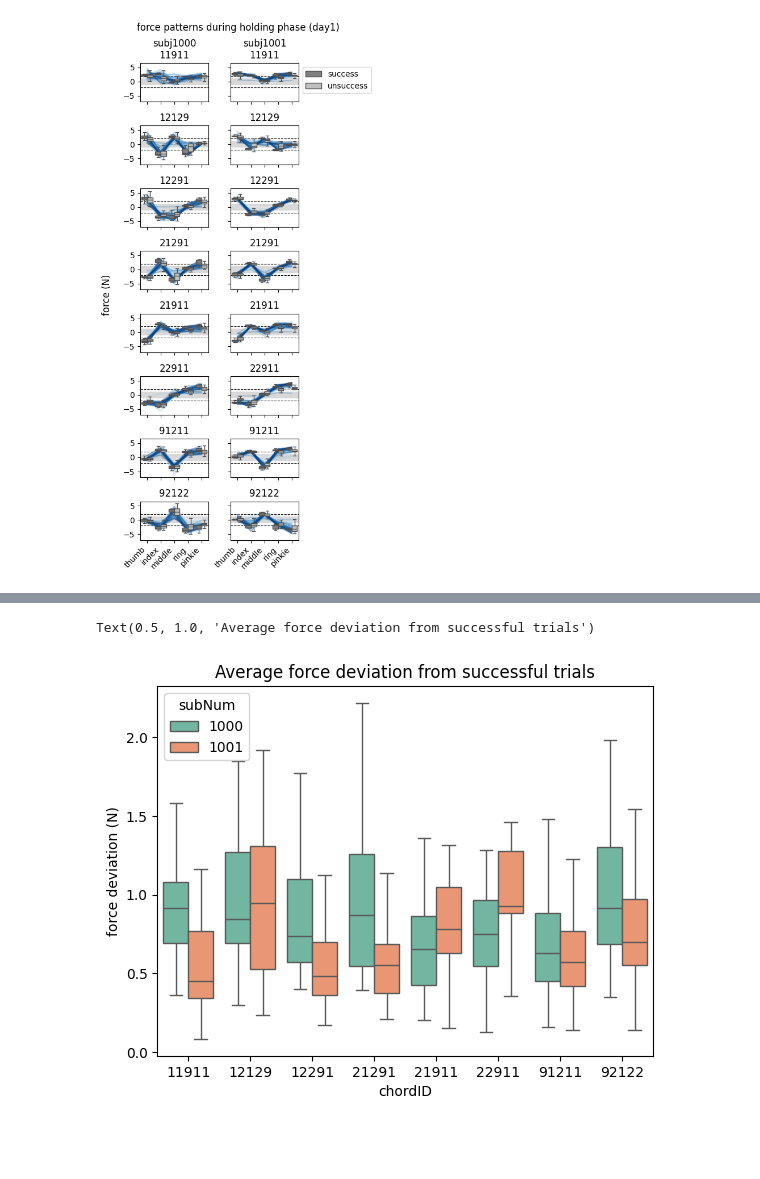
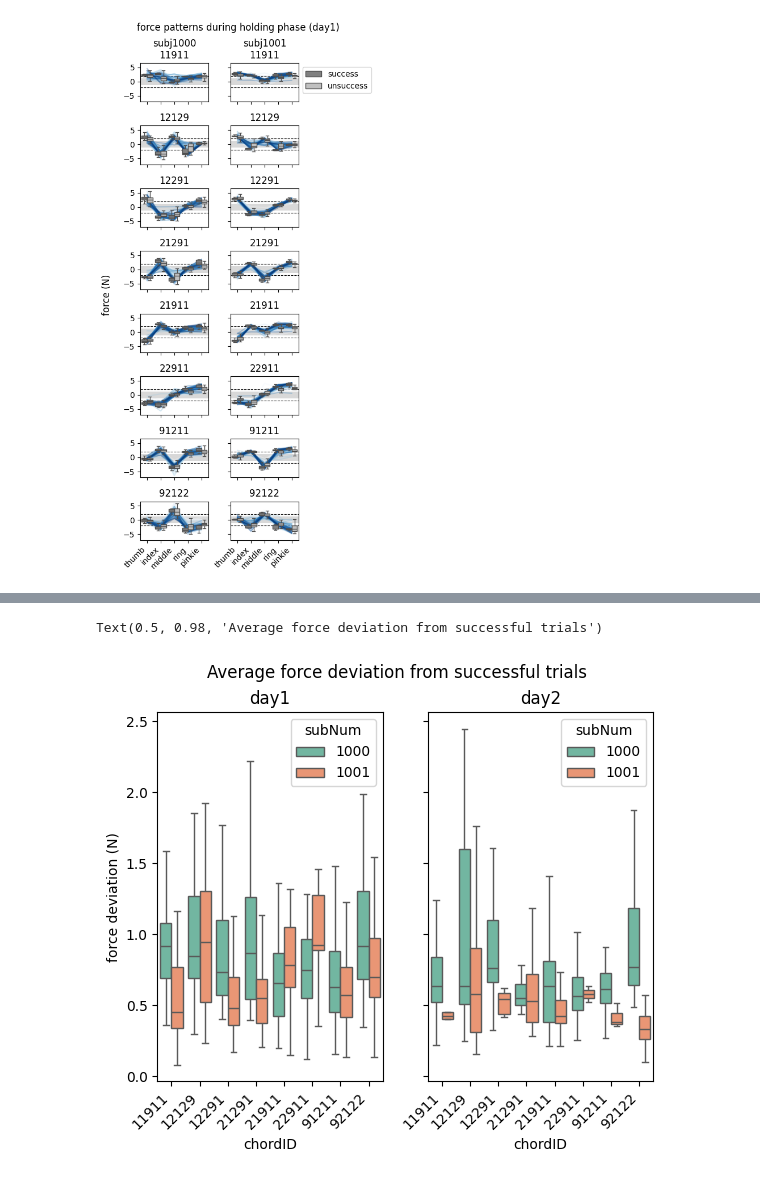
Before and after one commit to mnlmrc/extension-flexion-chords, a Jupyter notebook: efc4/notebooks/pilot.ipynb, the cells around one changed output, grey strips where cells are left out. Cells and saved outputs as stored; diff of their text form; code cells hidden in the pictures; blank space fills up the shorter version.

```diff
--- a/efc4/notebooks/pilot.ipynb
+++ b/efc4/notebooks/pilot.ipynb
@@ -39,8 +67,7 @@ experiment = 'efc4'
 
 day = 1
 
-fig, axs = plt.subplots(nrows=len(dat.chordID.unique()), ncols=len(snS), sharex=True, sharey=True, figsize=(5, 10))
-
+fig, axs = plt.subplots(nrows=8, ncols=len(snS), sharex=True, sharey=True, figsize=(5, 10))
 for s, sn in enumerate(snS):
     dat = pd.read_csv(os.path.join(gl.baseDir, experiment, 'pilot', f'day{day}',f'subj{sn}', f'{experiment}_{sn}.dat'), sep='\t')
 
@@ -59,7 +86,5 @@ fig.supxlabel('block')
 fig.supylabel('% success')
 fig.suptitle(f'Success rate by chord (day{day})')
 fig.tight_layout()
-# axs.set_title('Success rate')
-# axs.set_ylabel('% success')
 # %% [output]
 [figure]
@@ -117,39 +220,43 @@ fig.tight_layout()
 # %%
 snS = [1000, 1001]
 experiment = 'efc4'
 
-day = 1
+fig, axs = plt.subplots(nrows=1, ncols=2, sharex=True, sharey=True,)
 
-fig, axs = plt.subplots(nrows=1, ncols=1, sharex=True, sharey=True,)
+for d, day in enumerate([1, 2]):
+    dev = pd.DataFrame()
+    for s, sn in enumerate(snS):
 
-dev = pd.DataFrame()
-for s, sn in enumerate(snS):
+        data = pd.read_csv(os.path.join(gl.baseDir, experiment, 'pilot', f'day{day}', f'subj{sn}', f'single_trial.tsv'), sep='\t')
 
-    data = pd.read_csv(os.path.join(gl.baseDir, experiment, 'pilot', f'day{day}', f'subj{sn}', f'single_trial.tsv'), sep='\t')
+        data['trialPoint'] = data['trialPoint'].map(gl.trialPoint_mapping)
 
-    data['trialPoint'] = data['trialPoint'].map(gl.trialPoint_mapping)
+        for ch, chordID in enumerate(data.chordID.astype(int).sort_values().unique()):
+            data_tmp = data[data['chordID'] == chordID]
+            data_tmp_melt = data_tmp.melt(id_vars=['chordID', 'trialPoint'],value_vars=['thumb', 'index', 'middle', 'ring', 'pinkie'], var_name='finger', value_name='force')
 
-    for ch, chordID in enumerate(data.chordID.astype(int).sort_values().unique()):
-        data_tmp = data[data['chordID'] == chordID]
-        data_tmp_melt = data_tmp.melt(id_vars=['chordID', 'trialPoint'],value_vars=['thumb', 'index', 'middle', 'ring', 'pinkie'], var_name='finger', value_name='force')
+            force_success = data_tmp[['thumb', 'index', 'middle', 'ring', 'pinkie']][data_tmp['trialPoint'] == 'success'].to_numpy().mean(axis=0)
+            force_unsuccess = data_tmp[ ['thumb', 'index', 'middle', 'ring', 'pinkie']][data_tmp['trialPoint'] == 'unsuccess'].to_numpy()
 
-        force_success = data_tmp[['thumb', 'index', 'middle', 'ring', 'pinkie']][data_tmp['trialPoint'] == 'success'].to_numpy().mean(axis=0)
-        force_unsuccess = data_tmp[ ['thumb', 'index', 'middle', 'ring', 'pinkie']][data_tmp['trialPoint'] == 'unsuccess'].to_numpy()
+            dev_tmp = pd.DataFrame((np.abs(force_unsuccess - force_success).mean(axis=1)), columns=['dev'])
+            dev_tmp['chordID'] = chordID
+            dev_tmp['subNum'] = sn
 
-        dev_tmp = pd.DataFrame((np.abs(force_unsuccess - force_success).mean(axis=1)), columns=['dev'])
-        dev_tmp['chordID'] = chordID
-        dev_tmp['subNum'] = sn
+            dev = pd.concat([dev, dev_tmp])
 
-        dev = pd.concat([dev, dev_tmp])
+    sns.boxplot(data=dev, ax=axs[d], x='chordID', y='dev', hue='subNum', showfliers=False, palette='Set2')
 
-sns.boxplot(data=dev, ax=axs, x='chordID', y='dev', hue='subNum', showfliers=False, palette='Set2')
+    axs[d].set_ylabel('force deviation (N)')
 
-axs.set_ylabel('force deviation (N)')
+    axs[d].set_title(f'day{day}')
 
-axs.set_title(f'Average force deviation from successful trials (day{day})')
+    axs[d].set_xticks(axs[s].get_xticks())
+    axs[d].set_xticklabels(axs[s].get_xticklabels(), rotation=45, ha='right')
+
+fig.suptitle('Average force deviation from successful trials')
 # %% [output]
-Text(0.5, 1.0, 'Average force deviation from successful trials')
+Text(0.5, 0.98, 'Average force deviation from successful trials')
-[figure, old version]
+[figure, new version]
 # %%
 snS = [1000, 1001]
 experiment = 'efc4'
```
Also changed, not shown: parts of 8 cells of this notebook.
